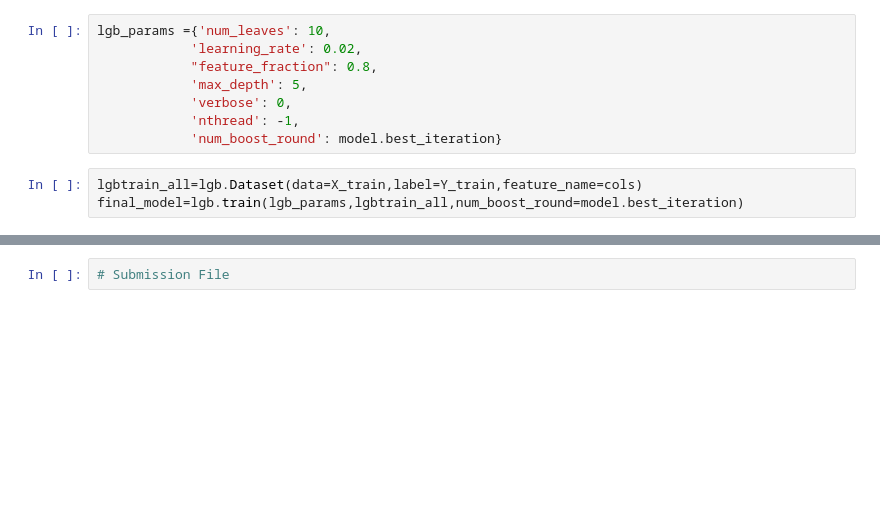
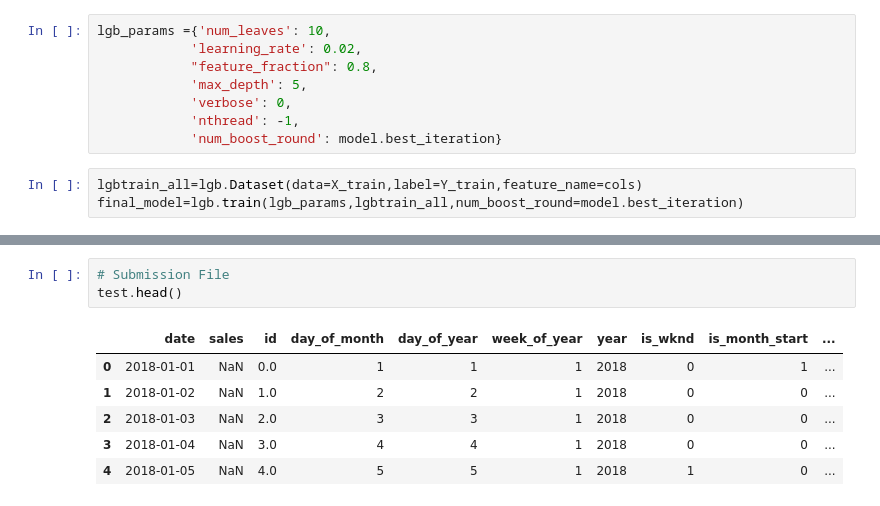
Before and after one commit to ilay-dncblk/TimeSeries, a Jupyter notebook: demand_forecasting.ipynb, the cells around one changed output, grey strips where cells are left out. Drawn from its saved outputs; the diff is of its cells as text; blank space fills up the shorter version.

```diff
--- a/demand_forecasting.ipynb
+++ b/demand_forecasting.ipynb
@@ -751,2 +751,10 @@ print(test_preds)
 # %%
 # Submission File
+test.head()
+# %% [output]
+|  | date | sales | id | day_of_month | day_of_year | week_of_year | year | is_wknd | is_month_start | ... |
+| 0 | 2018-01-01 | NaN | 0.0 | 1 | 1 | 1 | 2018 | 0 | 1 | ... |
+| 1 | 2018-01-02 | NaN | 1.0 | 2 | 2 | 1 | 2018 | 0 | 0 | ... |
+| 2 | 2018-01-03 | NaN | 2.0 | 3 | 3 | 1 | 2018 | 0 | 0 | ... |
+| 3 | 2018-01-04 | NaN | 3.0 | 4 | 4 | 1 | 2018 | 0 | 0 | ... |
+| 4 | 2018-01-05 | NaN | 4.0 | 5 | 5 | 1 | 2018 | 1 | 0 | ... |
```
Also changed, not shown: parts of 11 cells of this notebook, 1 other file.
